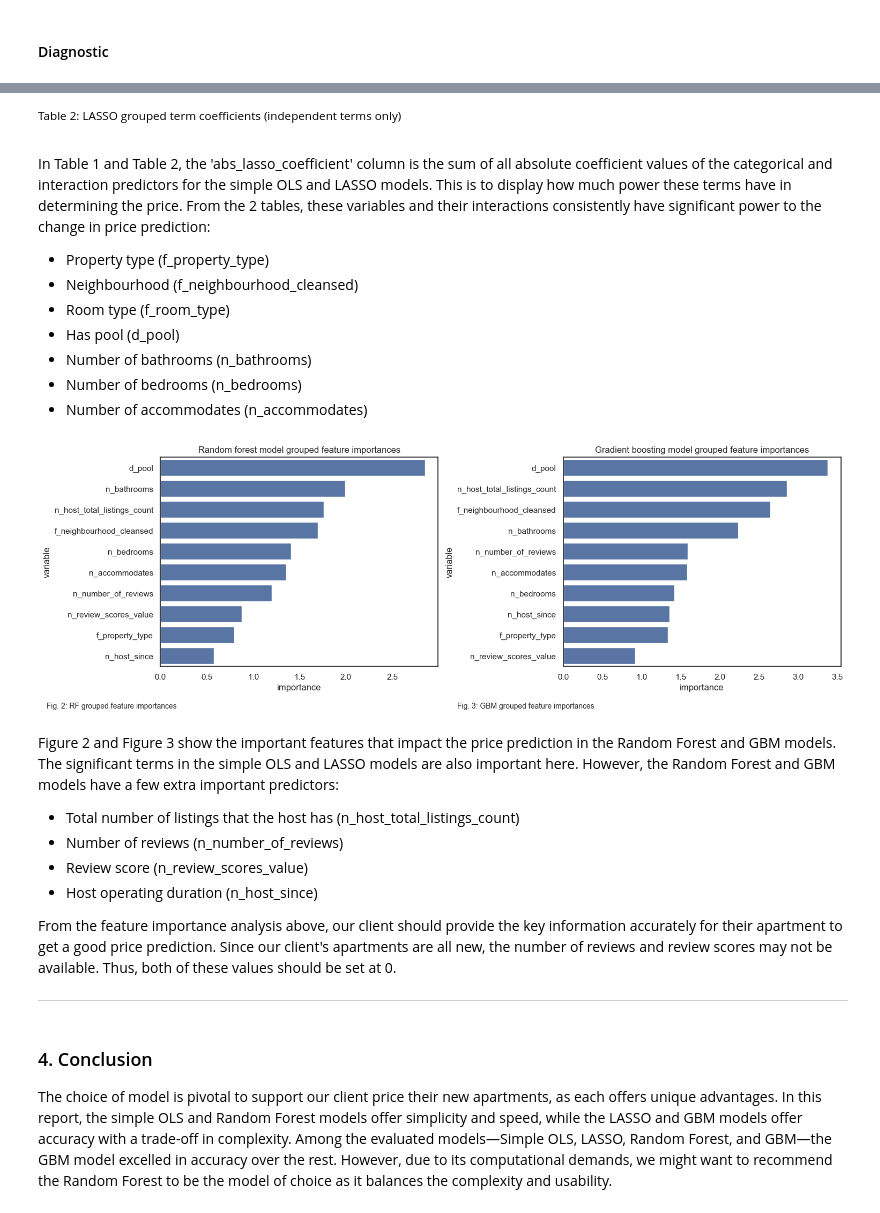
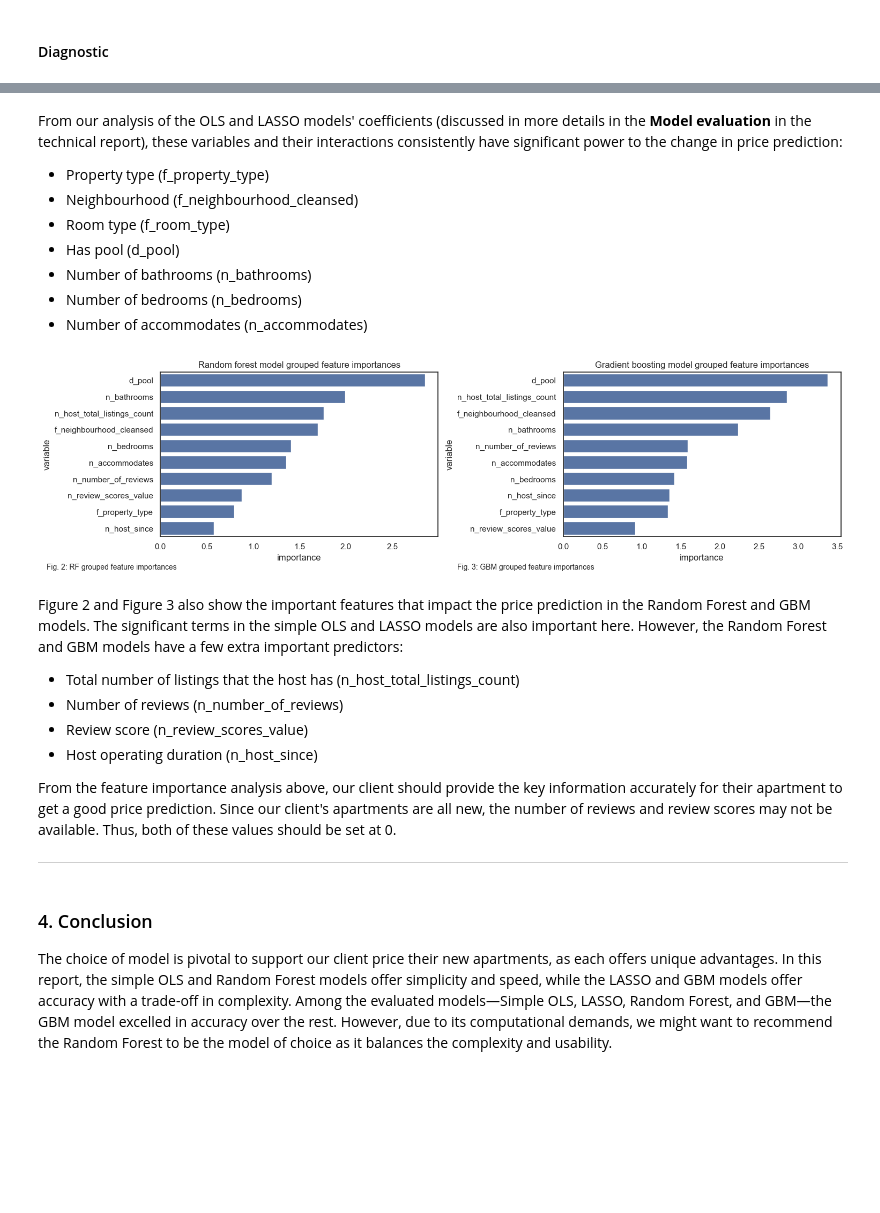
Before and after one commit to viethngn/Data_Analysis_3_ECBS5171, a Jupyter notebook: assignment2/assignment2_viethngn.ipynb, the cells around one changed output, grey strips where cells are left out. Drawn from its saved outputs; the diff is of its cells as text; code cells hidden in the pictures; blank space fills up the shorter version.

Commit message:
Add summary and technical pdf report

```diff
--- a/assignment2/assignment2_viethngn.ipynb
+++ b/assignment2/assignment2_viethngn.ipynb
@@ -133,8 +133,8 @@ def get_cleaned_data(src=None) -> pd.DataFrame:
     return working_sample
 # %%
 # get the working df
-work_df = get_cleaned_data(['listings_1.csv', 'listings_2.csv'])
-# work_df = get_cleaned_data()
+# work_df = get_cleaned_data(['listings_1.csv', 'listings_2.csv'])
+work_df = get_cleaned_data()
 work_df.shape
 # %% [output]
 (16240, 44)
@@ -624,7 +598,5 @@ df_lasso_grouped_var_coefs.sort_values(by="abs_lasso_coefficient", ascending=Fal
-# %% [markdown]
-<sup>Table 2: LASSO grouped term coefficients (independent terms only)</sub>
 # %% [markdown]
-In Table 1 and Table 2, the 'abs_lasso_coefficient' column is the sum of all absolute coefficient values of the categorical and interaction predictors for the simple OLS and LASSO models. This is to display how much power these terms have in determining the price. From the 2 tables, these variables and their interactions consistently have significant power to the change in price prediction:
+From our analysis of the OLS and LASSO models' coefficients (discussed in more details in the **Model evaluation** in the technical report), these variables and their interactions consistently have significant power to the change in price prediction:
 - Property type (f_property_type)
 - Neighbourhood (f_neighbourhood_cleansed)
 - Room type (f_room_type)
@@ -635,23 +607,23 @@ In Table 1 and Table 2, the 'abs_lasso_coefficient' column is the sum of all abs
 # %%
 df_rf_grouped_var_imp = df_rf_grouped_var_imp.sort_values(by='imp', ascending=False)
 df_gbm_grouped_var_imp = df_gbm_grouped_var_imp.sort_values(by='imp', ascending=False)
-diag_fig, (ax1, ax2) = plt.subplots(ncols=2, figsize=(15,5), layout="constrained")
+diag_fig, (ax1, ax2) = plt.subplots(ncols=2, figsize=(15,4), layout="constrained")
 sns.set(style="white")
 rf_fig = sns.barplot(
     data = df_rf_grouped_var_imp.iloc[0:10],
     x="imp", y="variable", ax=ax1)
 rf_fig.set(title='Random forest model grouped feature importances', xlabel="importance", ylabel="variable")
 ax1.text(-1.225, 11.5, 'Fig. 2: RF grouped feature importances', size=10)
 gbm_fig = sns.barplot(
     data = df_gbm_grouped_var_imp.iloc[0:10],
     x="imp", y="variable", ax=ax2)
 gbm_fig.set(title='Gradient boosting model grouped feature importances', xlabel="importance", ylabel="variable")
 ax2.text(-1.35, 11.5, 'Fig. 3: GBM grouped feature importances', size=10)
 diag_fig.show()
 # %% [output]
-[figure, old version]
+[figure, new version]
 # %% [markdown]
-Figure 2 and Figure 3 show the important features that impact the price prediction in the Random Forest and GBM models. The significant terms in the simple OLS and LASSO models are also important here. However, the Random Forest and GBM models have a few extra important predictors:
+Figure 2 and Figure 3 also show the important features that impact the price prediction in the Random Forest and GBM models. The significant terms in the simple OLS and LASSO models are also important here. However, the Random Forest and GBM models have a few extra important predictors:
 - Total number of listings that the host has (n_host_total_listings_count)
 - Number of reviews (n_number_of_reviews)
 - Review score (n_review_scores_value)
```
Also changed, not shown: parts of 16 cells of this notebook, 2 other files.
